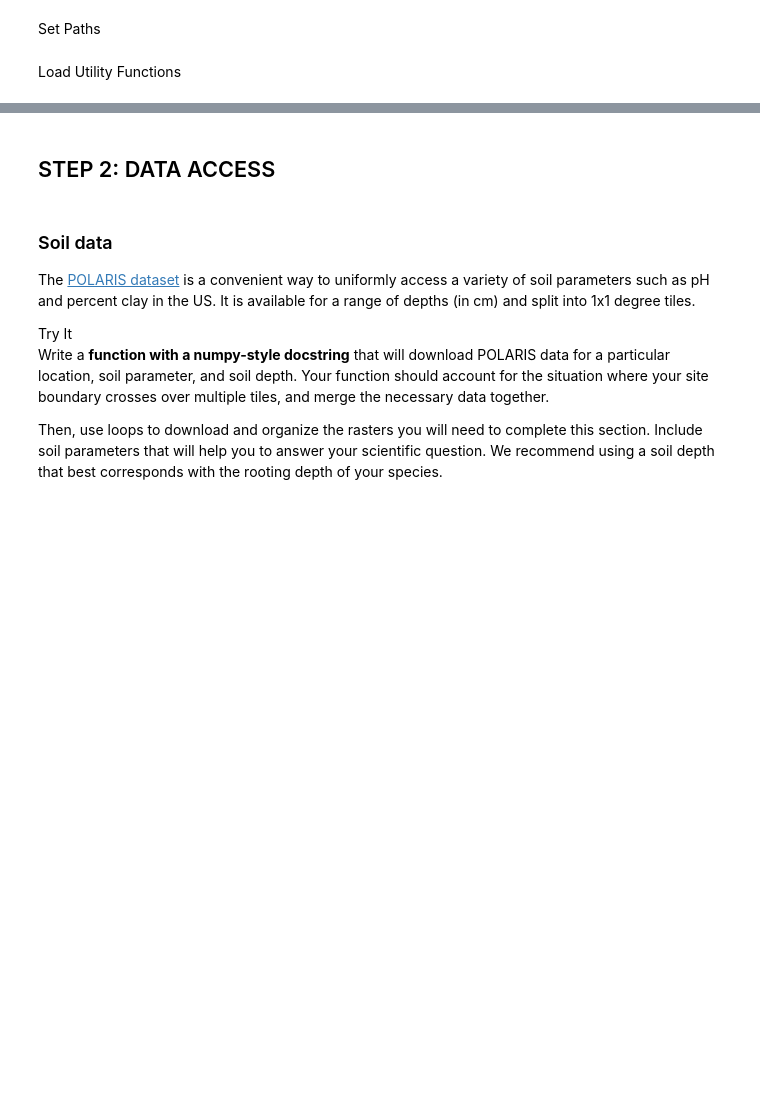
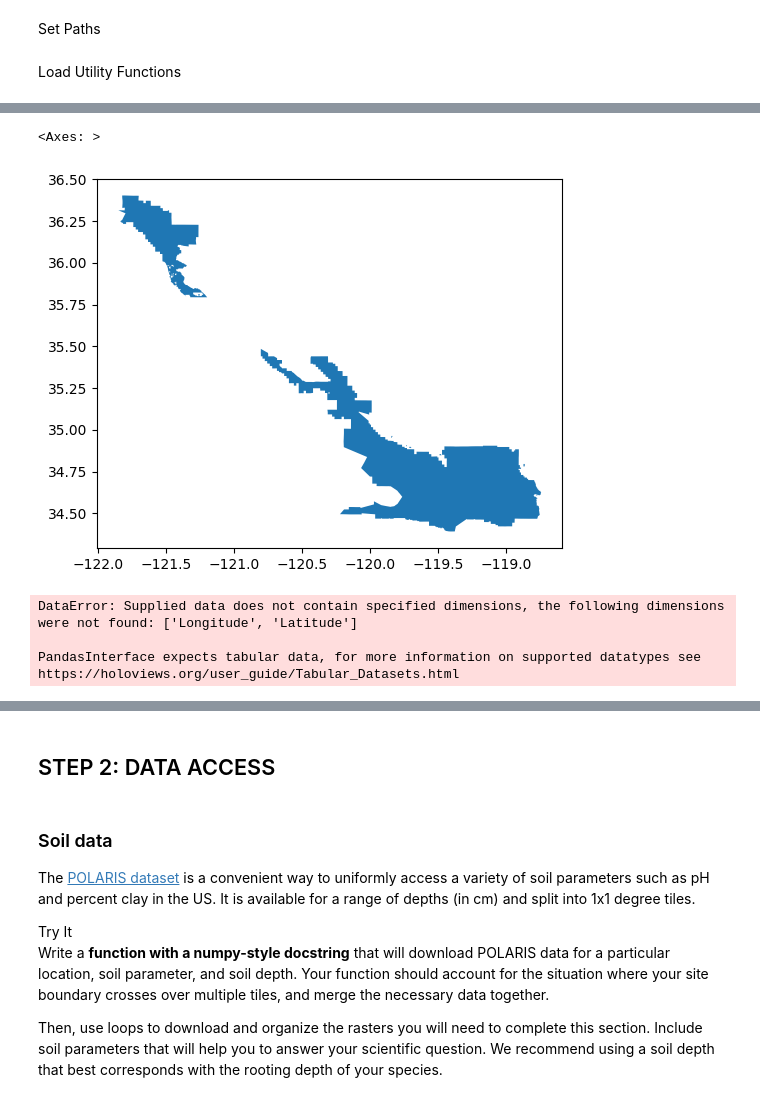
Before and after one commit to earthlab-education/habitat-suitability-lauren-alexandra, a Jupyter notebook: climate.ipynb, the cells around one changed output, grey strips where cells are left out. Cells and saved outputs as stored; diff of their text form; code cells hidden in the pictures; blank space fills up the shorter version.

Commit message:
load site data

```diff
--- a/climate.ipynb
+++ b/climate.ipynb
@@ -171,7 +174,7 @@ images_dir = os.path.join(
     pathlib.Path.home(),
     'Projects',
     # Project directory
-    'blue-oak-suitability',
+    'habitat-suitability',
     'images'
 )
 
@@ -181,7 +184,7 @@ datasets_dir = os.path.join(
     pathlib.Path.home(),
     'Projects',
     # Project directory
-    'blue-oak-suitability',
+    'habitat-suitability',
     'datasets'
 )
 
@@ -191,7 +194,7 @@ data_dir = os.path.join(
     pathlib.Path.home(),
     'Projects',
     # Project directory
-    'blue-oak-suitability',
+    'habitat-suitability',
     'data'
 )
 
@@ -346,0 +352,24 @@ def plot_site(site_da, site_gdf, site_fig_name, plot_title,
+# %%
+# Only extract once
+usfs_pattern = os.path.join(land_units_dir, '*.shp')
+
+if not glob(usfs_pattern):
+    usfs_zip = f'{datasets_dir}/S_USA.NFSLandUnit.zip'
+
+    # Unzip data
+    with zipfile.ZipFile(usfs_zip, 'r') as zip:
+        zip.extractall(path=land_units_dir)
+
+# Find the extracted .shp file path
+usfs_land_path = glob(usfs_pattern)[0]
+
+# Load USFS land units from shapefile
+usfs_land_units_gdf = (
+    gpd.read_file(usfs_land_path)
+)
+
+# Obtain units with location name
+valid_units = usfs_land_units_gdf.dropna(subset=['HQ_LOCATIO'])
+
+# Select only CA units
+all_ca_units = valid_units[valid_units['HQ_LOCATIO'].str.contains('CA')]
@@ -346,0 +404,6 @@ def plot_site(site_da, site_gdf, site_fig_name, plot_title,
+# %%
+# Los Padres National Forest
+los_padres_gdf = all_ca_units.loc[
+    all_ca_units['NFSLANDU_2'] == 'Los Padres National Forest'
+]
+los_padres_gdf
@@ -346,0 +427,17 @@ def plot_site(site_da, site_gdf, site_fig_name, plot_title,
+# %%
+los_padres_gdf.plot()
+# %% [output]
+<Axes: >
+[figure, added]
+# %%
+# plot with EsriImagery basemap
+los_padres_gdf.hvplot(
+    geo=True, tiles='EsriImagery',
+    title='Los Padres National Forest',
+    fill_color=None, line_color='lightblue', line_width=3,
+    frame_width=600, frame_height=600
+)
+# %% [output]
+DataError: Supplied data does not contain specified dimensions, the following dimensions were not found: ['Longitude', 'Latitude']
+
+PandasInterface expects tabular data, for more information on supported datatypes see https://holoviews.org/user_guide/Tabular_Datasets.html
```
Also changed, not shown: parts of 8 cells of this notebook, 1 other file.
